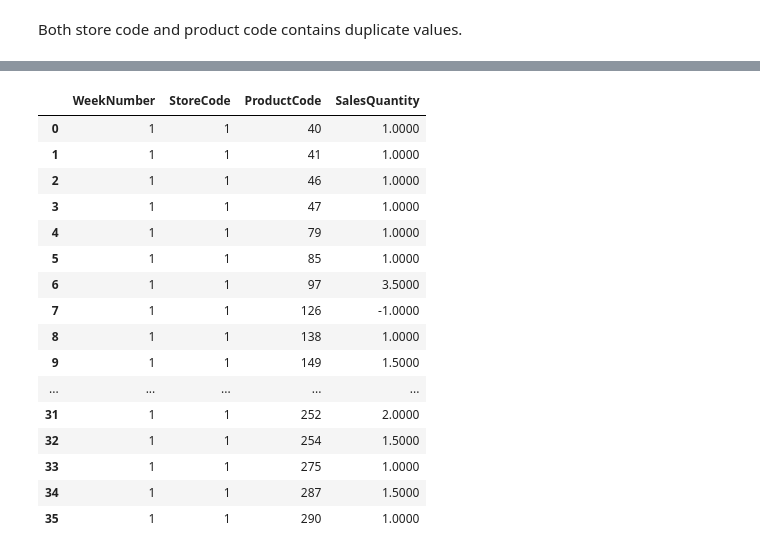
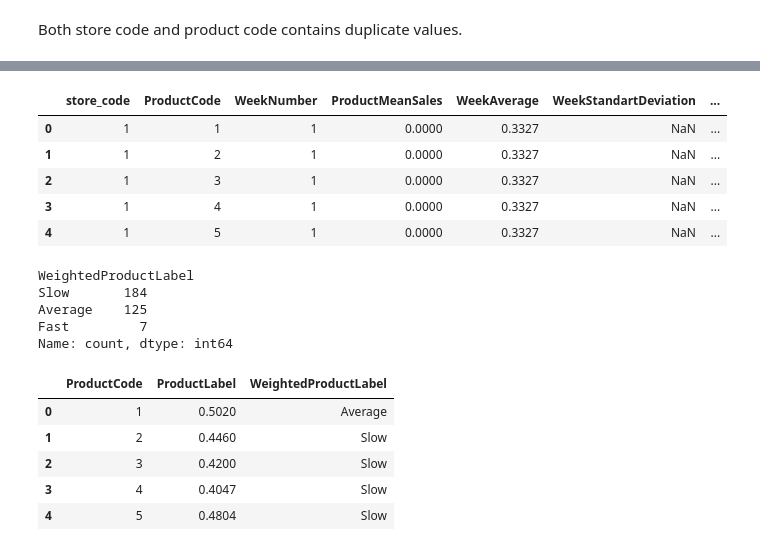
Before and after one commit to Botan-Bulut/DataScienceProjects, a Jupyter notebook: InventAnalyticsCaseStudy/working.ipynb, the cells around one changed output, grey strips where cells are left out. Drawn from its saved outputs; the diff is of its cells as text; code cells hidden in the pictures.

```diff
--- a/InventAnalyticsCaseStudy/working.ipynb
+++ b/InventAnalyticsCaseStudy/working.ipynb
@@ -354,20 +329,0 @@ Index(['WeekNumber', 'StoreCode', 'ProductCode', 'SalesQuantity'], dtype='object
-# %%
-a.query('WeekNumber == 1 & StoreCode == 1')
-# %% [output]
-|  | WeekNumber | StoreCode | ProductCode | SalesQuantity |
-| 0 | 1 | 1 | 40 | 1.0000 |
-| 1 | 1 | 1 | 41 | 1.0000 |
-| 2 | 1 | 1 | 46 | 1.0000 |
-| 3 | 1 | 1 | 47 | 1.0000 |
-| 4 | 1 | 1 | 79 | 1.0000 |
-| 5 | 1 | 1 | 85 | 1.0000 |
-| 6 | 1 | 1 | 97 | 3.5000 |
-| 7 | 1 | 1 | 126 | -1.0000 |
-| 8 | 1 | 1 | 138 | 1.0000 |
-| 9 | 1 | 1 | 149 | 1.5000 |
-| ... | ... | ... | ... | ... |
-| 31 | 1 | 1 | 252 | 2.0000 |
-| 32 | 1 | 1 | 254 | 1.5000 |
-| 33 | 1 | 1 | 275 | 1.0000 |
-| 34 | 1 | 1 | 287 | 1.5000 |
-| 35 | 1 | 1 | 290 | 1.0000 |
@@ -373,0 +381,11 @@ a.query('WeekNumber == 1 & StoreCode == 1')
+# %%
+# Concat all performance dfs:
+df_product_performance = pd.concat(objs=df_product_performance)
+df_product_performance.head()
+# %% [output]
+|  | store_code | ProductCode | WeekNumber | ProductMeanSales | WeekAverage | WeekStandartDeviation | ... |
+| 0 | 1 | 1 | 1 | 0.0000 | 0.3327 | NaN | ... |
+| 1 | 1 | 2 | 1 | 0.0000 | 0.3327 | NaN | ... |
+| 2 | 1 | 3 | 1 | 0.0000 | 0.3327 | NaN | ... |
+| 3 | 1 | 4 | 1 | 0.0000 | 0.3327 | NaN | ... |
+| 4 | 1 | 5 | 1 | 0.0000 | 0.3327 | NaN | ... |
@@ -373,0 +415,41 @@ a.query('WeekNumber == 1 & StoreCode == 1')
+# %%
+# Average label value per product:
+avg_label_value_product = df_product_performance[
+    ['ProductCode','ProductLabel']
+].groupby(by='ProductCode', as_index=False).mean()
+
+def weighted_label_generator(label_value: int) -> str:
+    """Calculate weighted label value for each product."""
+
+    # Fast products' requirement:
+    if label_value >= 1.50:
+        return 'Fast'
+
+    # Slow products' requirement
+    elif label_value <= 0.50:
+        return 'Slow'
+
+    # Average products' requirement:
+    else:
+        return 'Average'
+
+(avg_label_value_product
+ ['WeightedProductLabel']) = (np.vectorize(weighted_label_generator)
+                              (avg_label_value_product['ProductLabel']))
+
+avg_label_value_product['WeightedProductLabel'].value_counts()
+# %% [output]
+WeightedProductLabel
+Slow       184
+Average    125
+Fast         7
+Name: count, dtype: int64
+# %%
+avg_label_value_product.head()
+# %% [output]
+|  | ProductCode | ProductLabel | WeightedProductLabel |
+| 0 | 1 | 0.5020 | Average |
+| 1 | 2 | 0.4460 | Slow |
+| 2 | 3 | 0.4200 | Slow |
+| 3 | 4 | 0.4047 | Slow |
+| 4 | 5 | 0.4804 | Slow |
```
Also changed, not shown: parts of 9 cells of this notebook.
